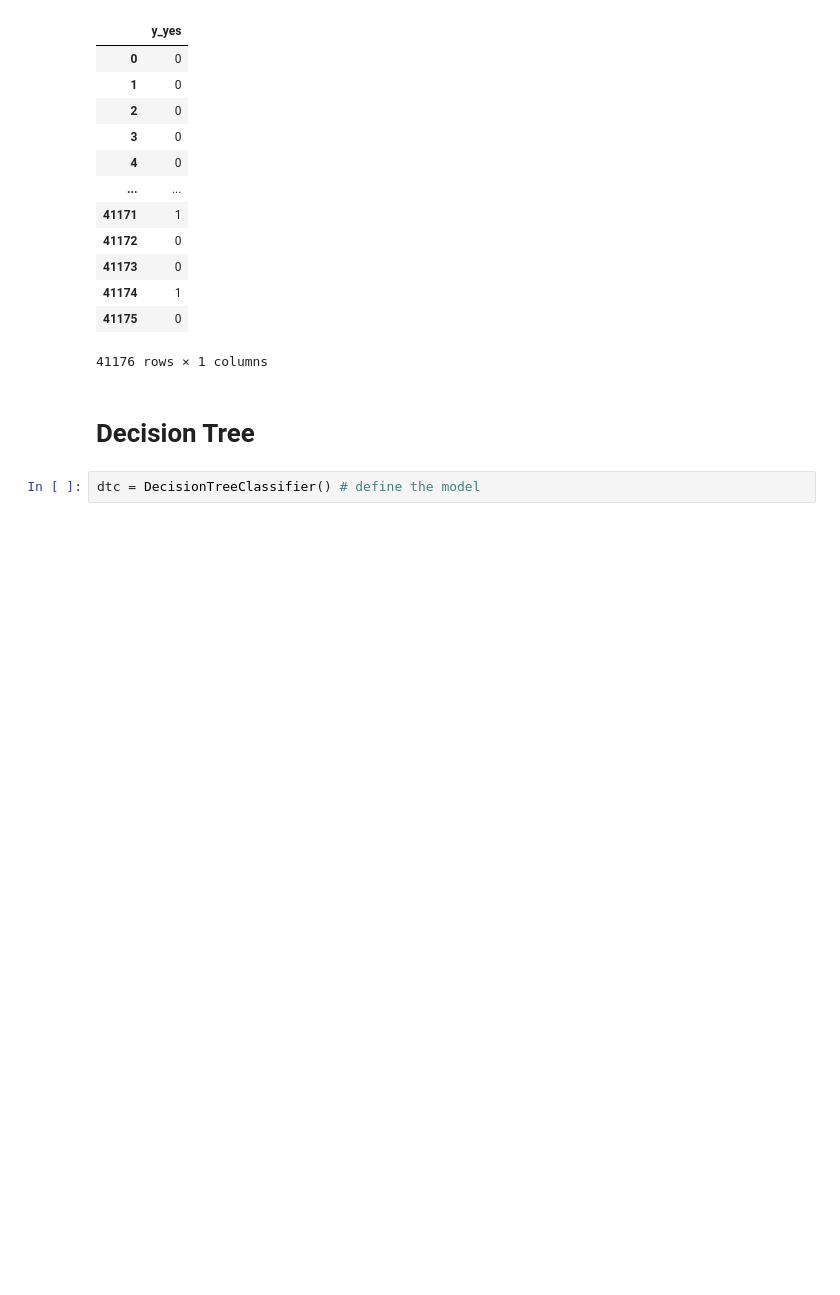
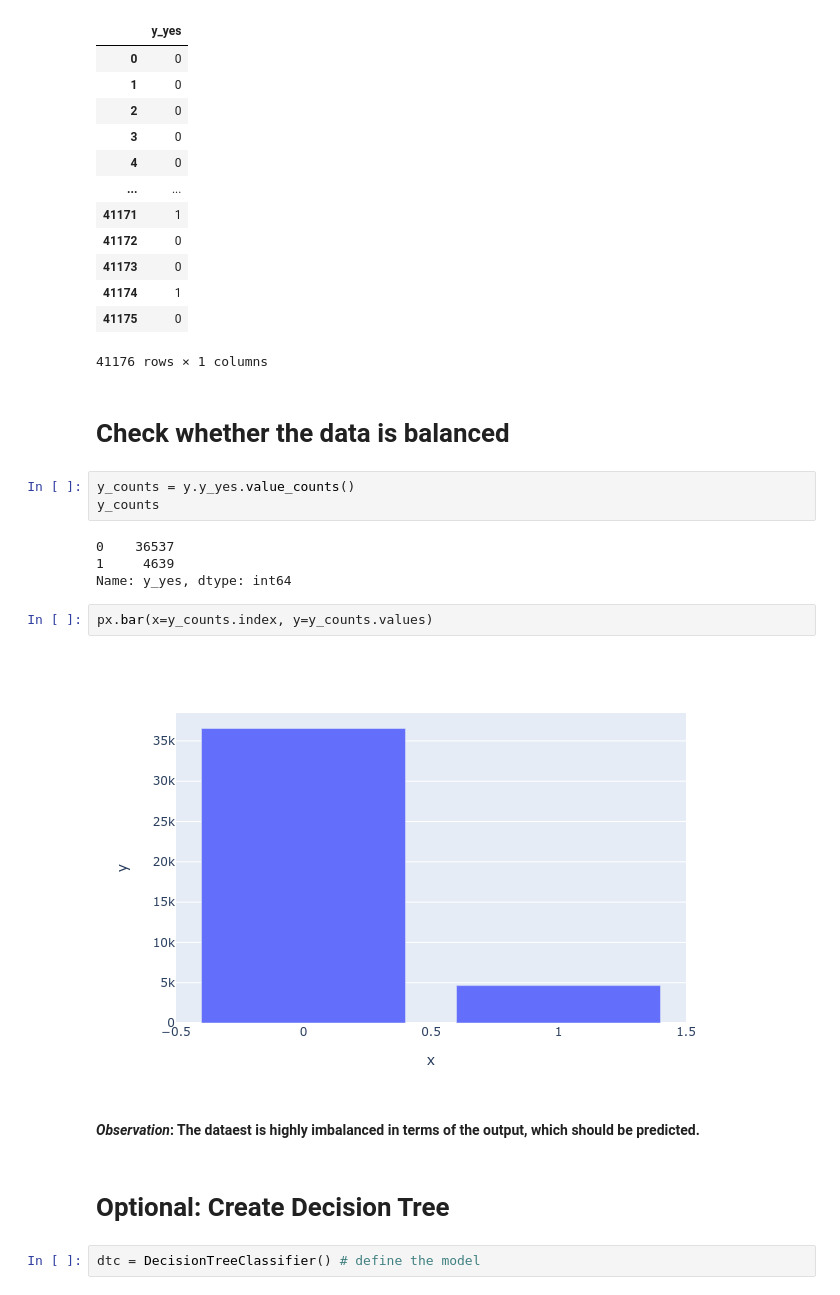
Before and after one commit to systemoperator/ml-project, a Jupyter notebook: notebooks/3-model.ipynb, the cells around one changed output. Saved outputs shown, nothing was run; the diff lists cells and outputs as text; blank space fills up the shorter version.

```diff
--- a/notebooks/3-model.ipynb
+++ b/notebooks/3-model.ipynb
@@ -196,8 +229,23 @@ y
 | 41174 | 1 |
 | 41175 | 0 |
 41176 rows × 1 columns
+# %% [markdown]
+# Check whether the data is balanced
+# %%
+y_counts = y.y_yes.value_counts()
+y_counts
+# %% [output]
+0    36537
+1     4639
+Name: y_yes, dtype: int64
+# %%
+px.bar(x=y_counts.index, y=y_counts.values)
+# %% [output]
+[figure, added]
+# %% [markdown]
+**_Observation_: The dataest is highly imbalanced in terms of the output, which should be predicted.**
 # %% [markdown]
-# Decision Tree
+# Optional: Create Decision Tree
 # %%
 dtc = DecisionTreeClassifier() # define the model
 # %%
```
Also changed, not shown: parts of 51 cells of this notebook, 5 other files.
